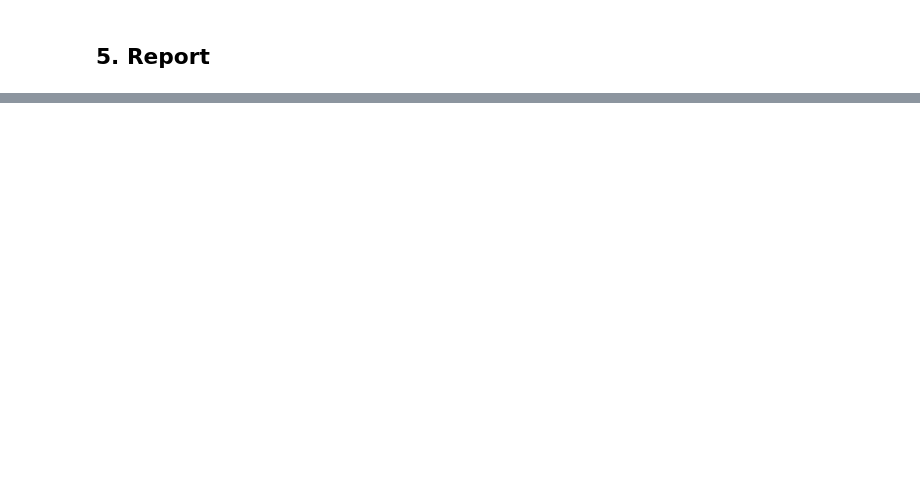
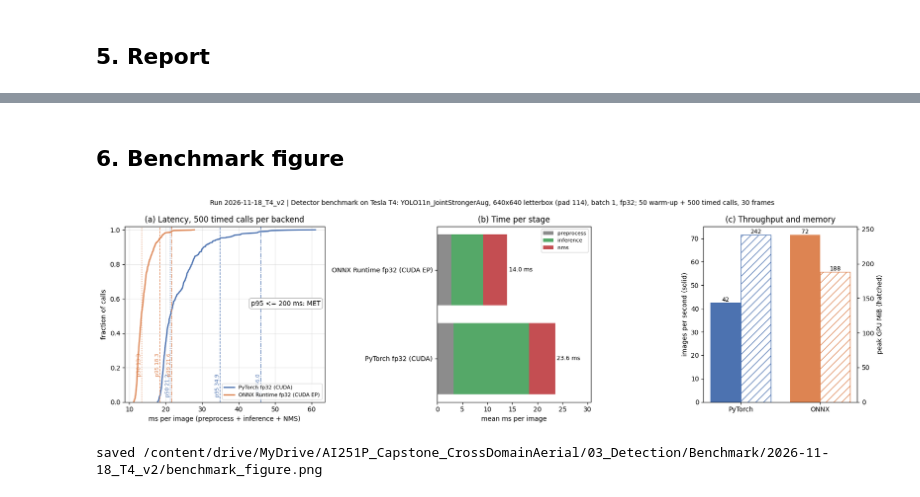
Before and after one commit to rayanals-dev/AI251PCapstoneProject, a Jupyter notebook: notebooks/integration/benchmark.ipynb, the cells around one changed output, grey strips where cells are left out. Drawn from its saved outputs; the diff is of its cells as text; code cells hidden in the pictures; blank space fills up the shorter version.

```diff
--- a/notebooks/integration/benchmark.ipynb
+++ b/notebooks/integration/benchmark.ipynb
@@ -267,3 +267,48 @@ Scope: the detector only. The full integration pipeline (detector + classifier +
 GPU memory is the peak used by the benchmark process (nvidia-smi), including the CUDA context.
 
 files: ['README.md', 'bench.py', 'benchmark_report.json', 'benchmark_table.csv', 'per_image_onnx_cuda.csv', 'per_image_pytorch_cuda.csv']
+# %% [markdown]
+## 6. Benchmark figure
+# %%
+# Figure of THIS run only: reads and writes the output folder made in section 1 (OUT), never an older run.
+import json, numpy as np, pandas as pd, matplotlib.pyplot as plt
+from pathlib import Path
+if 'OUT' not in globals(): raise RuntimeError('run sections 0-5 first: the figure is drawn from this run (OUT)')
+BENCH_DIR = OUT
+if json.loads((BENCH_DIR / 'benchmark_report.json').read_text())['output'] != BENCH_DIR.relative_to(Path(DRIVE_PROJECT)).as_posix():
+    raise RuntimeError(f'benchmark_report.json in {BENCH_DIR} is not from this run')
+R = json.loads((BENCH_DIR / 'benchmark_report.json').read_text())
+LBL = {'pytorch_cuda': 'PyTorch fp32 (CUDA)', 'onnx_cuda': 'ONNX Runtime fp32 (CUDA EP)', 'onnx_cpu': 'ONNX Runtime fp32 (CPU)'}
+COL = {'pytorch_cuda': '#4C72B0', 'onnx_cuda': '#DD8452', 'onnx_cpu': '#55A868'}
+B = {b: pd.read_csv(BENCH_DIR / f'per_image_{b}.csv') for b in R['results']}
+fig, ax = plt.subplots(1, 3, figsize=(17, 5), gridspec_kw={'width_ratios': [1.3, 1, 1]})
+for k, (b, d) in enumerate(B.items()):                       # (a) latency CDF with p50 / p95 / p99
+    x = np.sort(d.total_ms.to_numpy()); ax[0].plot(x, np.arange(1, len(x) + 1) / len(x), color=COL[b], lw=2, label=LBL[b])
+    for q, ls in ((50, ':'), (95, '--'), (99, '-.')):
+        v = np.percentile(x, q); ax[0].axvline(v, color=COL[b], ls=ls, lw=1)
+        ax[0].text(v, 0.03 + 0.12 * k, f'p{q} {v:.1f}', color=COL[b], fontsize=8, rotation=90, va='bottom', ha='right')
+ax[0].set(xlabel='ms per image (preprocess + inference + NMS)', ylabel='fraction of calls', ylim=(0, 1.02),
+          title=f"(a) Latency, {R['runs']} timed calls per backend")
+ax[0].legend(loc='lower right', fontsize=8); ax[0].grid(alpha=.3)
+ax[0].text(.98, .55, f"p95 <= 200 ms: {'MET' if R['acceptance']['met'] else 'NOT MET'}", transform=ax[0].transAxes, ha='right',
+           bbox=dict(boxstyle='round', fc='white', ec='.7'))
+names = list(B); left = np.zeros(len(names))                 # (b) mean time per stage
+for st, c in (('preprocess_ms', '#8C8C8C'), ('inference_ms', '#55A868'), ('nms_ms', '#C44E52')):
+    v = np.array([B[n][st].mean() for n in names]); ax[1].barh([LBL[n] for n in names], v, left=left, color=c, label=st[:-3]); left += v
+for i in range(len(names)): ax[1].text(left[i] + .3, i, f'{left[i]:.1f} ms', va='center', fontsize=9)
+ax[1].set(xlabel='mean ms per image', title='(b) Time per stage', xlim=(0, left.max() * 1.3)); ax[1].legend(fontsize=8)
+xx = np.arange(len(names)); w = .38                          # (c) throughput and GPU memory
+b1 = ax[2].bar(xx - w / 2, [R['results'][n]['throughput_img_per_s'] for n in names], w, color=[COL[n] for n in names])
+ax2 = ax[2].twinx(); b2 = ax2.bar(xx + w / 2, [R['results'][n]['gpu_mem_process_peak_mib'] for n in names], w, color='white',
+                                  edgecolor=[COL[n] for n in names], hatch='//')
+for bb, a_ in ((b1, ax[2]), (b2, ax2)):
+    for r in bb: a_.text(r.get_x() + r.get_width() / 2, r.get_height(), f'{r.get_height():.0f}', ha='center', va='bottom', fontsize=9)
+ax[2].set_xticks(xx, [LBL[n].split(' ')[0] for n in names]); ax[2].set_ylabel('images per second (solid)'); ax2.set_ylabel('peak GPU MiB (hatched)')
+ax[2].set_title('(c) Throughput and memory')
+fig.suptitle(f"Run {BENCH_DIR.name} | Detector benchmark on {R['gpu'].split(',')[0]}: {R['model']}, {R['input_resolution']}; "
+             f"{R['warmup']} warm-up + {R['runs']} timed calls, {R['frames']['n']} frames", fontsize=10)
+fig.tight_layout(); fig.savefig(BENCH_DIR / 'benchmark_figure.png', dpi=200); plt.show()
+print('saved', BENCH_DIR / 'benchmark_figure.png')
+# %% [output]
+[figure, added]
+saved /content/drive/MyDrive/AI251P_Capstone_CrossDomainAerial/03_Detection/Benchmark/2026-11-18_T4_v2/benchmark_figure.png
```
Also changed, not shown: parts of 4 cells of this notebook.
